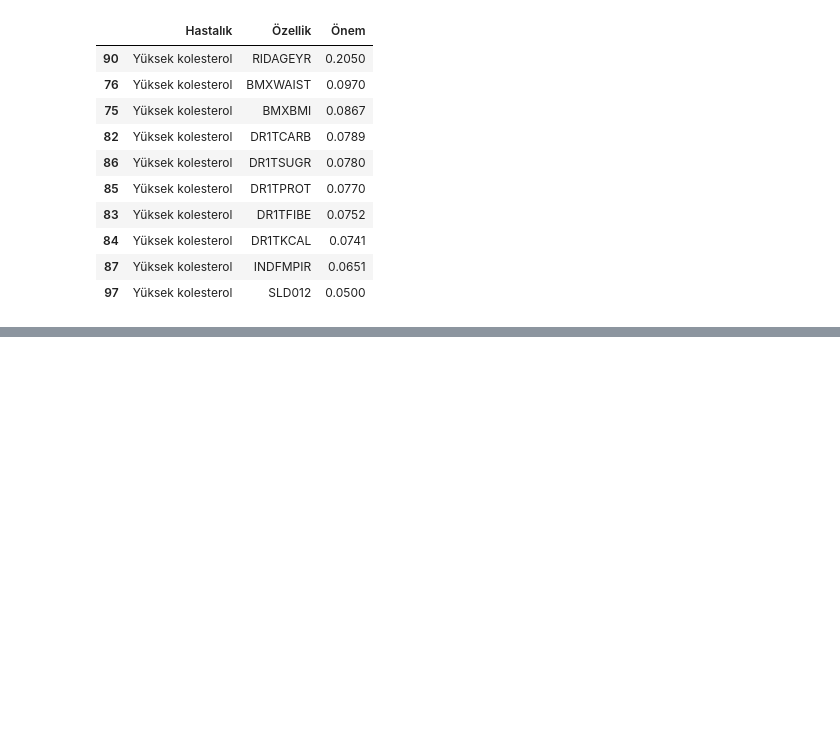
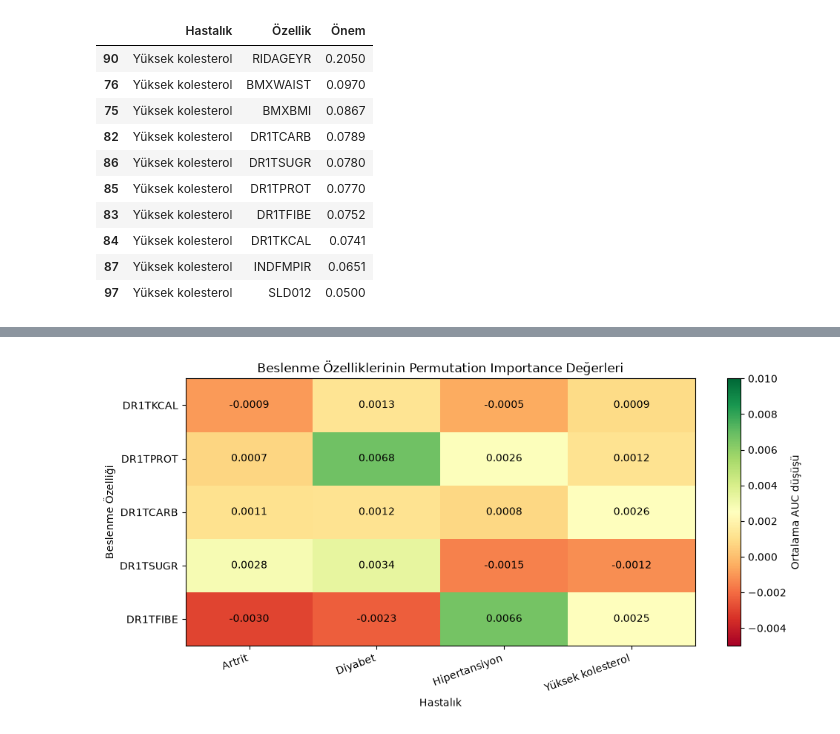
Before and after one commit to Huseyinyagmur/personalized-health-risk-assistant, a Jupyter notebook: nhanes_analysis.ipynb, the cells around one changed output, grey strips where cells are left out. Cells and saved outputs as stored; diff of their text form; code cells hidden in the pictures; blank space fills up the shorter version.

Commit message:
Analyze permutation importance of dietary features

```diff
--- a/nhanes_analysis.ipynb
+++ b/nhanes_analysis.ipynb
@@ -3171,0 +3315,11 @@ for disease in importance_grouped["Hastalık"].unique():
+# %%
+diet_importance = importance_df[
+    importance_df["Özellik"].isin(diet_features)
+].copy()
+
+diet_importance = diet_importance.sort_values(
+    ["Hastalık", "Ortalama AUC Düşüşü"],
+    ascending=[True, False]
+)
+
+display(diet_importance.round(4))
@@ -3171,0 +3375,43 @@ for disease in importance_grouped["Hastalık"].unique():
+# %%
+
+import matplotlib.pyplot as plt
+
+importance_pivot = diet_importance.pivot(
+    index="Özellik",
+    columns="Hastalık",
+    values="Ortalama AUC Düşüşü"
+)
+
+importance_pivot = importance_pivot.reindex(diet_features)
+
+fig, ax = plt.subplots(figsize=(10, 5))
+
+im = ax.imshow(
+    importance_pivot.values,
+    aspect="auto",
+    cmap="RdYlGn",
+    vmin=-0.005,
+    vmax=0.01
+)
+
+ax.set_xticks(range(len(importance_pivot.columns)))
+ax.set_xticklabels(importance_pivot.columns, rotation=20, ha="right")
+
+ax.set_yticks(range(len(importance_pivot.index)))
+ax.set_yticklabels(importance_pivot.index)
+
+# Her hücreye sayısal değeri yazdır
+for i in range(len(importance_pivot.index)):
+    for j in range(len(importance_pivot.columns)):
+        value = importance_pivot.iloc[i, j]
+        ax.text(j, i, f"{value:.4f}", ha="center", va="center")
+
+fig.colorbar(im, ax=ax, label="Ortalama AUC düşüşü")
+ax.set_title("Beslenme Özelliklerinin Permutation Importance Değerleri")
+ax.set_xlabel("Hastalık")
+ax.set_ylabel("Beslenme Özelliği")
+
+plt.tight_layout()
+plt.show()
+# %% [output]
+[figure, added]
```
Also changed, not shown: parts of 4 cells of this notebook.
